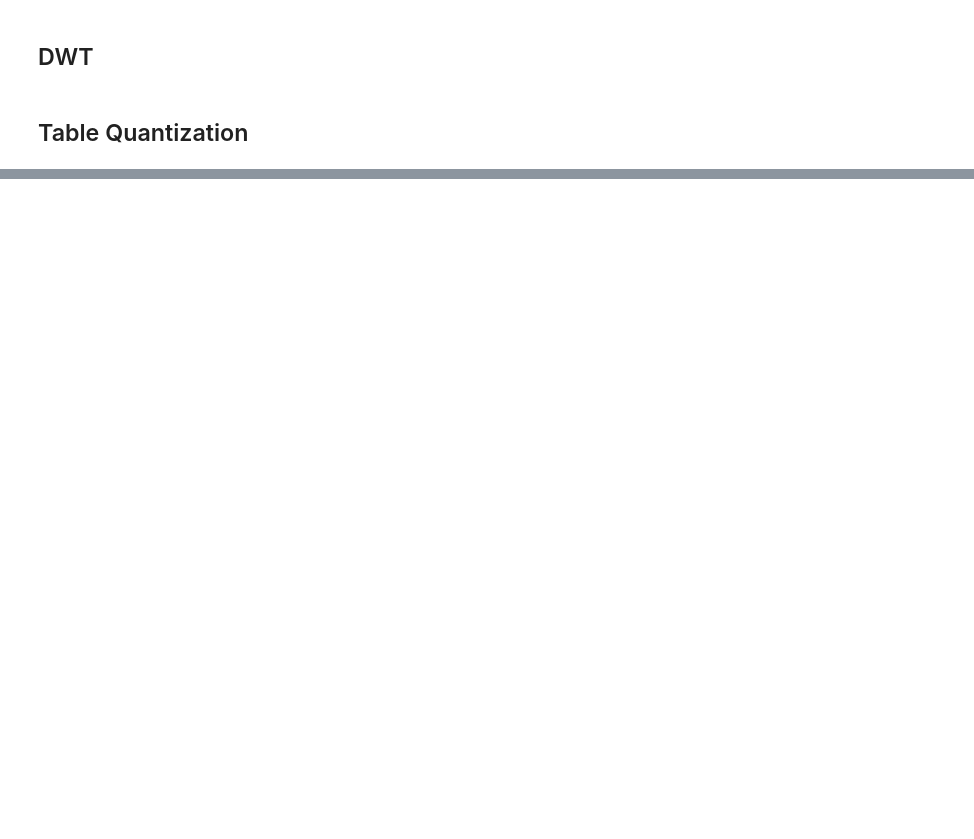
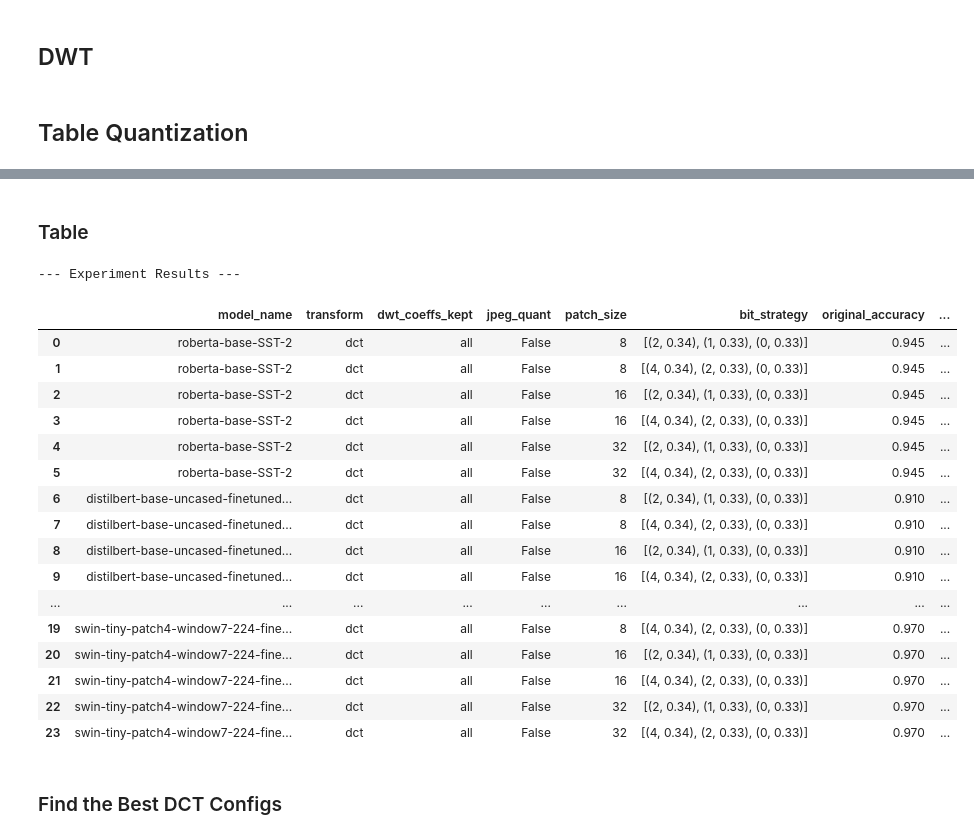
Before and after one commit to sadeghianmr/delta_dct_project, a Jupyter notebook: notebooks/model_evaluation.ipynb, the cells around one changed output, grey strips where cells are left out. Saved outputs shown, nothing was run; the diff lists cells and outputs as text; code cells hidden in the pictures; blank space fills up the shorter version.

Commit message:
add: Final testing for all configs

```diff
--- a/notebooks/model_evaluation.ipynb
+++ b/notebooks/model_evaluation.ipynb
@@ -576,0 +635,7 @@ else:
+# %%
+if all_results:
+    results_df = pd.DataFrame(all_results)
+    print("\n--- All Experiment Results ---")
+    display(results_df)
+else:
+    print("No results to display. Please check for errors in the previous cell.")
@@ -576,0 +858,7 @@ else:
+# %%
+if all_results:
+    results_df = pd.DataFrame(all_results)
+    print("\n--- All Experiment Results ---")
+    display(results_df)
+else:
+    print("No results to display. Please check for errors in the previous cell.")
@@ -576,0 +1034,16 @@ else:
+# %%
+dct_all_results = []
+device_to_use = "cpu"
+
+for config in experiments_config:
+    try:
+        result = run_classification_experiment(
+            config=config,
+            device=device_to_use
+        )
+        dct_all_results.append(result)
+    except Exception as e:
+        print(f"\n!!!!!! An error occurred during experiment: {config.get('finetuned_model_id')} !!!!!!")
+        print(f"Error: {e}\n")
+
+print("\n\nAll experiments have been completed.")
@@ -576,0 +1131,30 @@ else:
+# %% [markdown]
+### Table
+# %%
+if dct_all_results:
+    results_df = pd.DataFrame(dct_all_results)
+    print("\n--- Experiment Results ---")
+    display(results_df)
+else:
+    print("No results to display. Please check for errors in the previous cell.")
+# %% [output]
+--- Experiment Results ---
+|  | model_name | transform | dwt_coeffs_kept | jpeg_quant | patch_size | bit_strategy | original_accuracy | ... |
+| 0 | roberta-base-SST-2 | dct | all | False | 8 | [(2, 0.34), (1, 0.33), (0, 0.33)] | 0.945 | ... |
+| 1 | roberta-base-SST-2 | dct | all | False | 8 | [(4, 0.34), (2, 0.33), (0, 0.33)] | 0.945 | ... |
+| 2 | roberta-base-SST-2 | dct | all | False | 16 | [(2, 0.34), (1, 0.33), (0, 0.33)] | 0.945 | ... |
+| 3 | roberta-base-SST-2 | dct | all | False | 16 | [(4, 0.34), (2, 0.33), (0, 0.33)] | 0.945 | ... |
+| 4 | roberta-base-SST-2 | dct | all | False | 32 | [(2, 0.34), (1, 0.33), (0, 0.33)] | 0.945 | ... |
+| 5 | roberta-base-SST-2 | dct | all | False | 32 | [(4, 0.34), (2, 0.33), (0, 0.33)] | 0.945 | ... |
+| 6 | distilbert-base-uncased-finetuned... | dct | all | False | 8 | [(2, 0.34), (1, 0.33), (0, 0.33)] | 0.910 | ... |
+| 7 | distilbert-base-uncased-finetuned... | dct | all | False | 8 | [(4, 0.34), (2, 0.33), (0, 0.33)] | 0.910 | ... |
+| 8 | distilbert-base-uncased-finetuned... | dct | all | False | 16 | [(2, 0.34), (1, 0.33), (0, 0.33)] | 0.910 | ... |
+| 9 | distilbert-base-uncased-finetuned... | dct | all | False | 16 | [(4, 0.34), (2, 0.33), (0, 0.33)] | 0.910 | ... |
+| ... | ... | ... | ... | ... | ... | ... | ... | ... |
+| 19 | swin-tiny-patch4-window7-224-fine... | dct | all | False | 8 | [(4, 0.34), (2, 0.33), (0, 0.33)] | 0.970 | ... |
+| 20 | swin-tiny-patch4-window7-224-fine... | dct | all | False | 16 | [(2, 0.34), (1, 0.33), (0, 0.33)] | 0.970 | ... |
+| 21 | swin-tiny-patch4-window7-224-fine... | dct | all | False | 16 | [(4, 0.34), (2, 0.33), (0, 0.33)] | 0.970 | ... |
+| 22 | swin-tiny-patch4-window7-224-fine... | dct | all | False | 32 | [(2, 0.34), (1, 0.33), (0, 0.33)] | 0.970 | ... |
+| 23 | swin-tiny-patch4-window7-224-fine... | dct | all | False | 32 | [(4, 0.34), (2, 0.33), (0, 0.33)] | 0.970 | ... |
+# %% [markdown]
+### Find the Best DCT Configs
```
Also changed, not shown: parts of 45 cells of this notebook, 5 other files.
